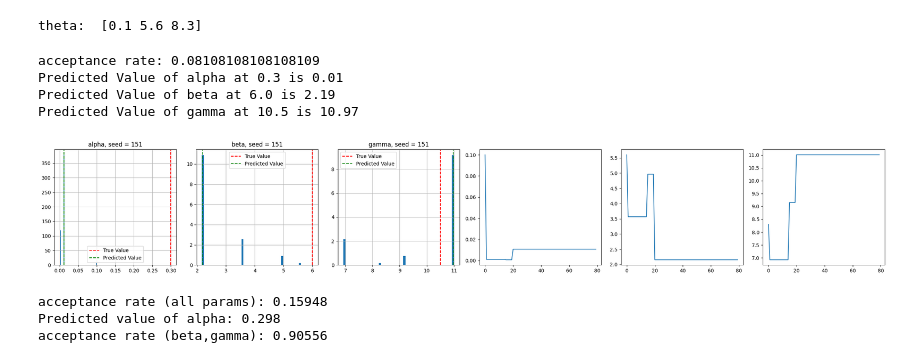
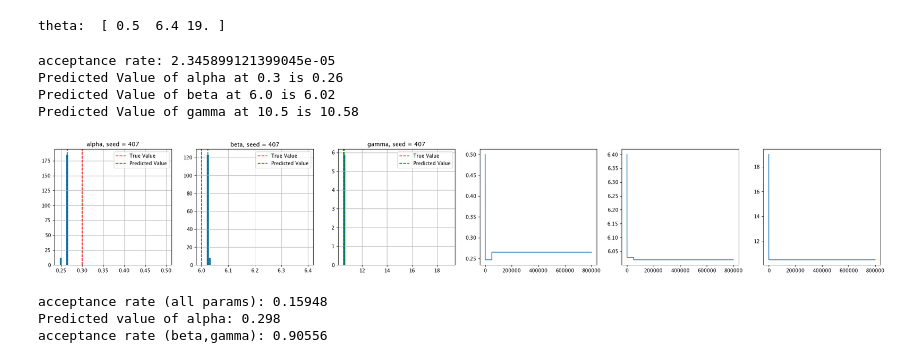
Before and after one commit to Anirudh0616/Gravity-Wave-Identification, a Jupyter notebook: Prototype.ipynb, the cells around one changed output. Saved outputs shown, nothing was run; the diff lists cells and outputs as text; code cells hidden in the pictures.

```diff
--- a/Prototype.ipynb
+++ b/Prototype.ipynb
@@ -51,10 +51,10 @@ def MHSampling(seed):
     print("theta: ", theta)
     chain = [theta]
     logL = log_likelihood(theta)
-    N = 10000000
+    N = 1000000
     burn_in = N/5
     for i in tqdm(range(N)):
-        theta_new = propose(theta, [0.5, 2.5, 5])
+        theta_new = propose(theta, [0.3, 1.5, 3])
         # uniform prior check: only accept if parameters in range
         if bounded(theta_new) == 0:
             if i > burn_in: chain.append(theta)
@@ -75,39 +75,39 @@ def MHSampling(seed):
 # --- 6. Results ---
 fig, ax = plt.subplots(1, 6, figsize=(24, 4))
 labels = ['alpha', 'beta', 'gamma']
 for j in range(1):
     seed = int(1000*np.random.random())
     MH_chain = MHSampling(seed=seed)
     for i in range(3):
         # Compute histogram first
         counts, bins = np.histogram(MH_chain[:, i], bins=50)
 
         # Plot the histogram
         ax[i].hist(MH_chain[:, i], bins=50, density=True)
         ax[i].set_title(f"{labels[i]}, seed = {seed}")
         ax[i].axvline(true_params[i], color='r', linestyle='--', label="True Value")
 
         # Find the bin with maximum count (mode)
         max_count_idx = np.argmax(counts)
         # Get the center of that bin
         pred_value = (bins[max_count_idx] + bins[max_count_idx + 1]) / 2
 
         ax[i].axvline(pred_value, color='g', linestyle='--', label='Predicted Value')
         print(f"Predicted Value of {labels[i]} at {true_params[i]} is {pred_value:.2f}")
         ax[i].legend()
         ax[i].grid(True)
     ax[3].plot(MH_chain[:, 0])
     ax[4].plot(MH_chain[:, 1])
     ax[5].plot(MH_chain[:, 2])
 plt.tight_layout()
 plt.show()
 # %% [output]
-theta:  [0.1 5.6 8.3]
+theta:  [ 0.5  6.4 19. ]
-acceptance rate: 0.08108108108108109
-Predicted Value of alpha at 0.3 is 0.01
-Predicted Value of beta at 6.0 is 2.19
-Predicted Value of gamma at 10.5 is 10.97
+acceptance rate: 2.345899121399045e-05
+Predicted Value of alpha at 0.3 is 0.26
+Predicted Value of beta at 6.0 is 6.02
+Predicted Value of gamma at 10.5 is 10.58
-[figure, old version]
+[figure, new version]
 # %%
 import numpy as np
 import matplotlib.pyplot as plt
```
Also changed, not shown: 1 other file.
